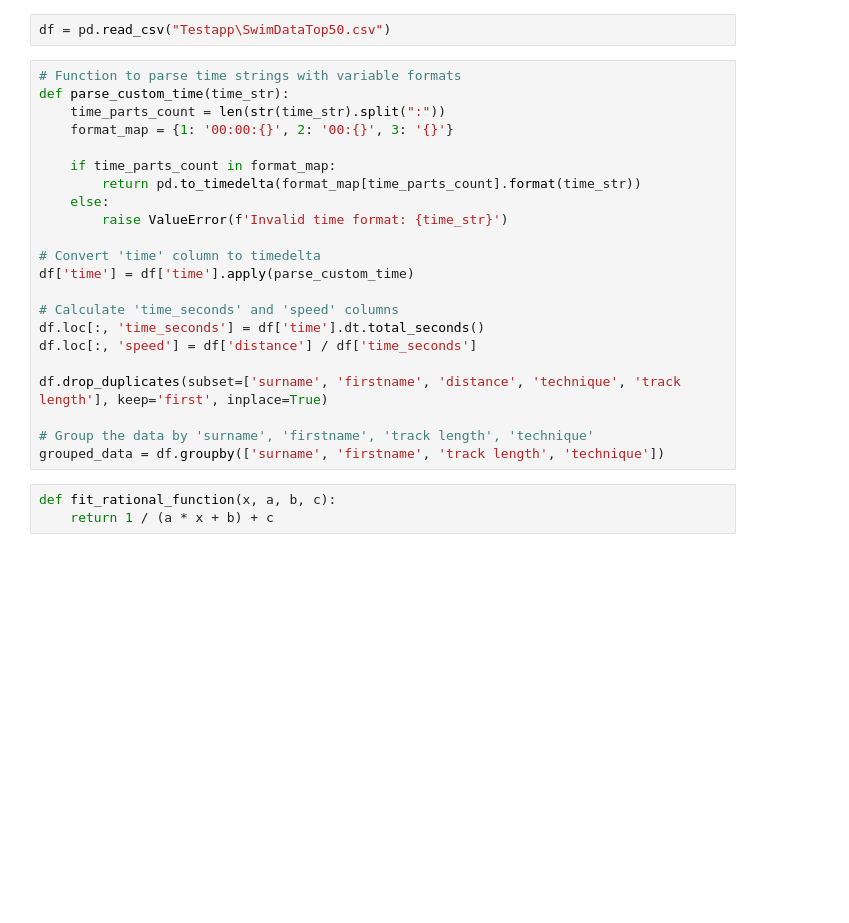
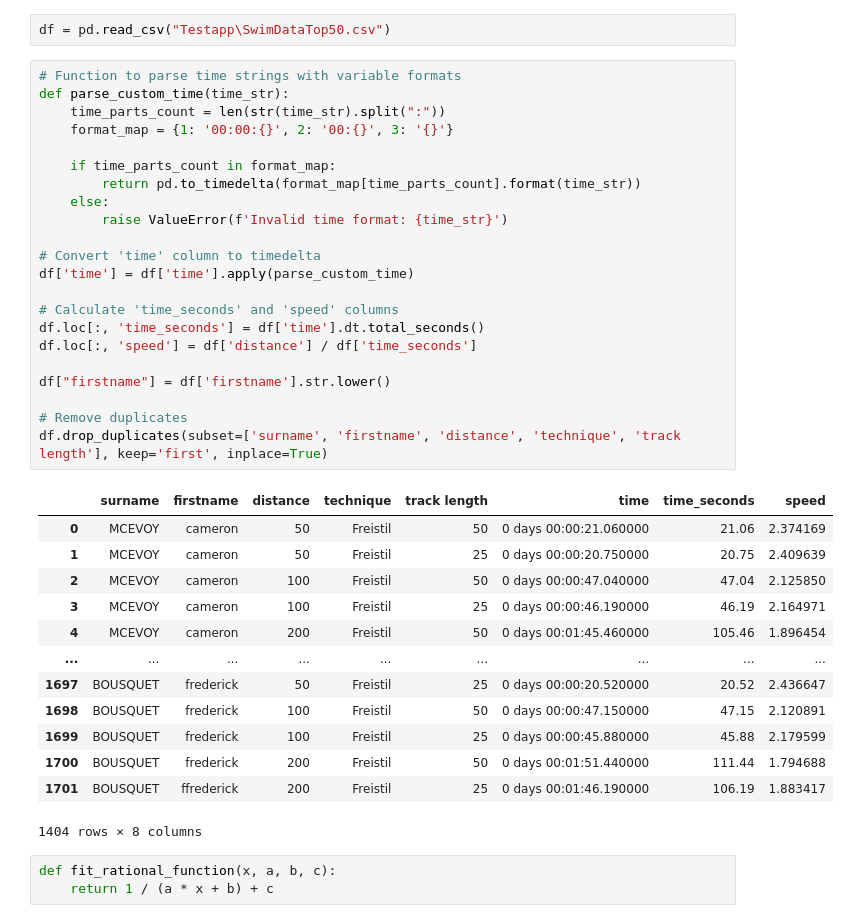
Before and after one commit to HorusXIV/IDPA-Schwimmen-2023, a Jupyter notebook: prep.ipynb, the cells around one changed output. Drawn from its saved outputs; the diff is of its cells as text; blank space fills up the shorter version.

```diff
--- a/prep.ipynb
+++ b/prep.ipynb
@@ -9,25 +9,39 @@ df = pd.read_csv("Testapp\SwimDataTop50.csv")
 # %%
 # Function to parse time strings with variable formats
 def parse_custom_time(time_str):
     time_parts_count = len(str(time_str).split(":"))
     format_map = {1: '00:00:{}', 2: '00:{}', 3: '{}'}
 
     if time_parts_count in format_map:
         return pd.to_timedelta(format_map[time_parts_count].format(time_str))
     else:
         raise ValueError(f'Invalid time format: {time_str}')
 
 # Convert 'time' column to timedelta
 df['time'] = df['time'].apply(parse_custom_time)
 
 # Calculate 'time_seconds' and 'speed' columns
 df.loc[:, 'time_seconds'] = df['time'].dt.total_seconds()
 df.loc[:, 'speed'] = df['distance'] / df['time_seconds']
 
+df["firstname"] = df['firstname'].str.lower()
+
+# Remove duplicates
 df.drop_duplicates(subset=['surname', 'firstname', 'distance', 'technique', 'track length'], keep='first', inplace=True)
-
-# Group the data by 'surname', 'firstname', 'track length', 'technique'
-grouped_data = df.groupby(['surname', 'firstname', 'track length', 'technique'])
+# %% [output]
+|  | surname | firstname | distance | technique | track length | time | time_seconds | speed |
+| 0 | MCEVOY | cameron | 50 | Freistil | 50 | 0 days 00:00:21.060000 | 21.06 | 2.374169 |
+| 1 | MCEVOY | cameron | 50 | Freistil | 25 | 0 days 00:00:20.750000 | 20.75 | 2.409639 |
+| 2 | MCEVOY | cameron | 100 | Freistil | 50 | 0 days 00:00:47.040000 | 47.04 | 2.125850 |
+| 3 | MCEVOY | cameron | 100 | Freistil | 25 | 0 days 00:00:46.190000 | 46.19 | 2.164971 |
+| 4 | MCEVOY | cameron | 200 | Freistil | 50 | 0 days 00:01:45.460000 | 105.46 | 1.896454 |
+| ... | ... | ... | ... | ... | ... | ... | ... | ... |
+| 1697 | BOUSQUET | frederick | 50 | Freistil | 25 | 0 days 00:00:20.520000 | 20.52 | 2.436647 |
+| 1698 | BOUSQUET | frederick | 100 | Freistil | 50 | 0 days 00:00:47.150000 | 47.15 | 2.120891 |
+| 1699 | BOUSQUET | frederick | 100 | Freistil | 25 | 0 days 00:00:45.880000 | 45.88 | 2.179599 |
+| 1700 | BOUSQUET | frederick | 200 | Freistil | 50 | 0 days 00:01:51.440000 | 111.44 | 1.794688 |
+| 1701 | BOUSQUET | ffrederick | 200 | Freistil | 25 | 0 days 00:01:46.190000 | 106.19 | 1.883417 |
+1404 rows × 8 columns
 # %%
 def fit_rational_function(x, a, b, c):
     return 1 / (a * x + b) + c
```
Also changed, not shown: parts of 3 cells of this notebook, 2 other files.
